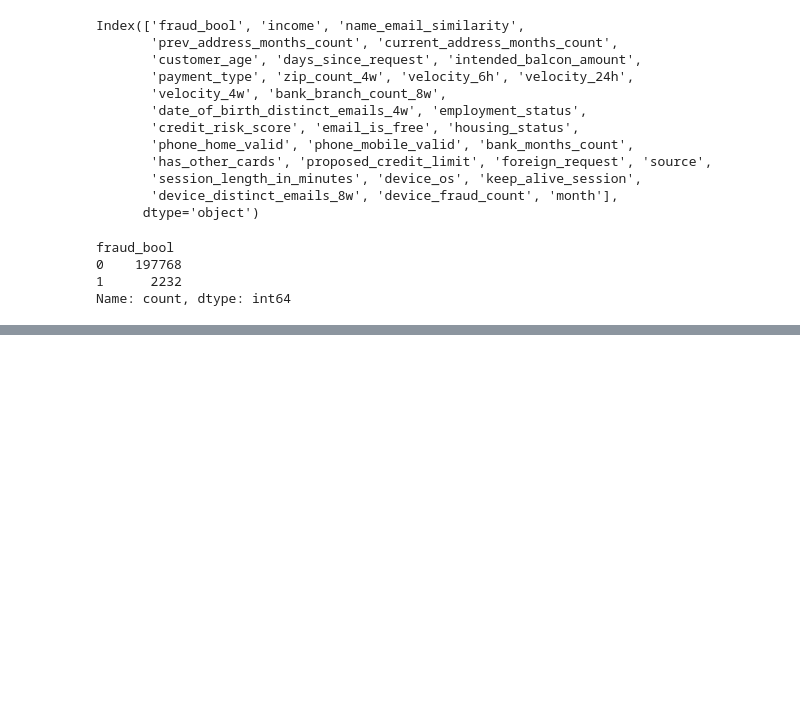
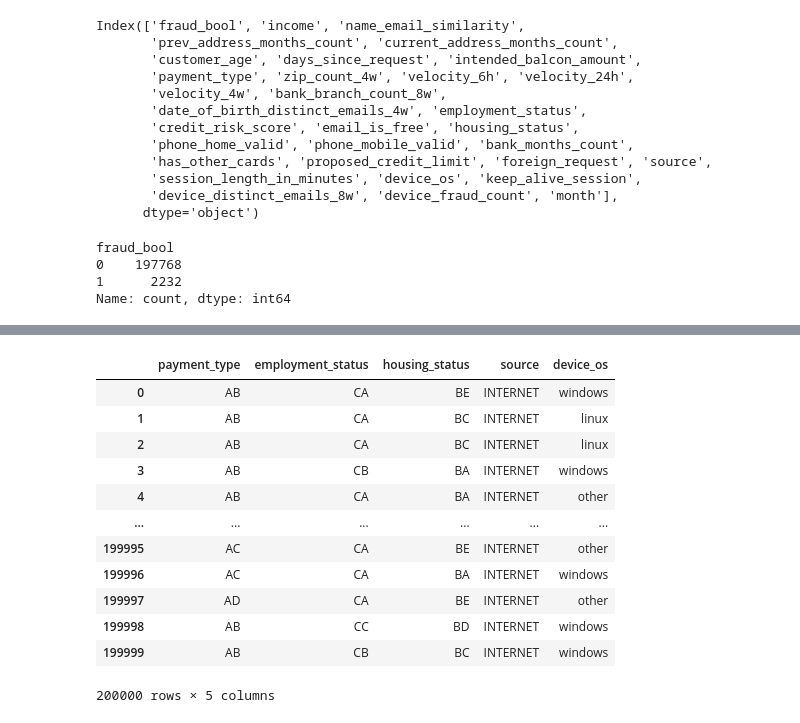
Before and after one commit to killerpennywise/project-2, a Jupyter notebook: data_prep.ipynb, the cells around one changed output, grey strips where cells are left out. Cells and saved outputs as stored; diff of their text form; code cells hidden in the pictures; blank space fills up the shorter version.

```diff
--- a/data_prep.ipynb
+++ b/data_prep.ipynb
@@ -131,0 +78,17 @@ memory usage: 1.5 MB
+# %%
+object_df = fraud_df.select_dtypes(include=['object','string'])
+object_df
+# %% [output]
+|  | payment_type | employment_status | housing_status | source | device_os |
+| 0 | AB | CA | BE | INTERNET | windows |
+| 1 | AB | CA | BC | INTERNET | linux |
+| 2 | AB | CA | BC | INTERNET | linux |
+| 3 | AB | CB | BA | INTERNET | windows |
+| 4 | AB | CA | BA | INTERNET | other |
+| ... | ... | ... | ... | ... | ... |
+| 199995 | AC | CA | BE | INTERNET | other |
+| 199996 | AC | CA | BA | INTERNET | windows |
+| 199997 | AD | CA | BE | INTERNET | other |
+| 199998 | AB | CC | BD | INTERNET | windows |
+| 199999 | AB | CB | BC | INTERNET | windows |
+200000 rows × 5 columns
```
Also changed, not shown: parts of 16 cells of this notebook, 1 other file.
